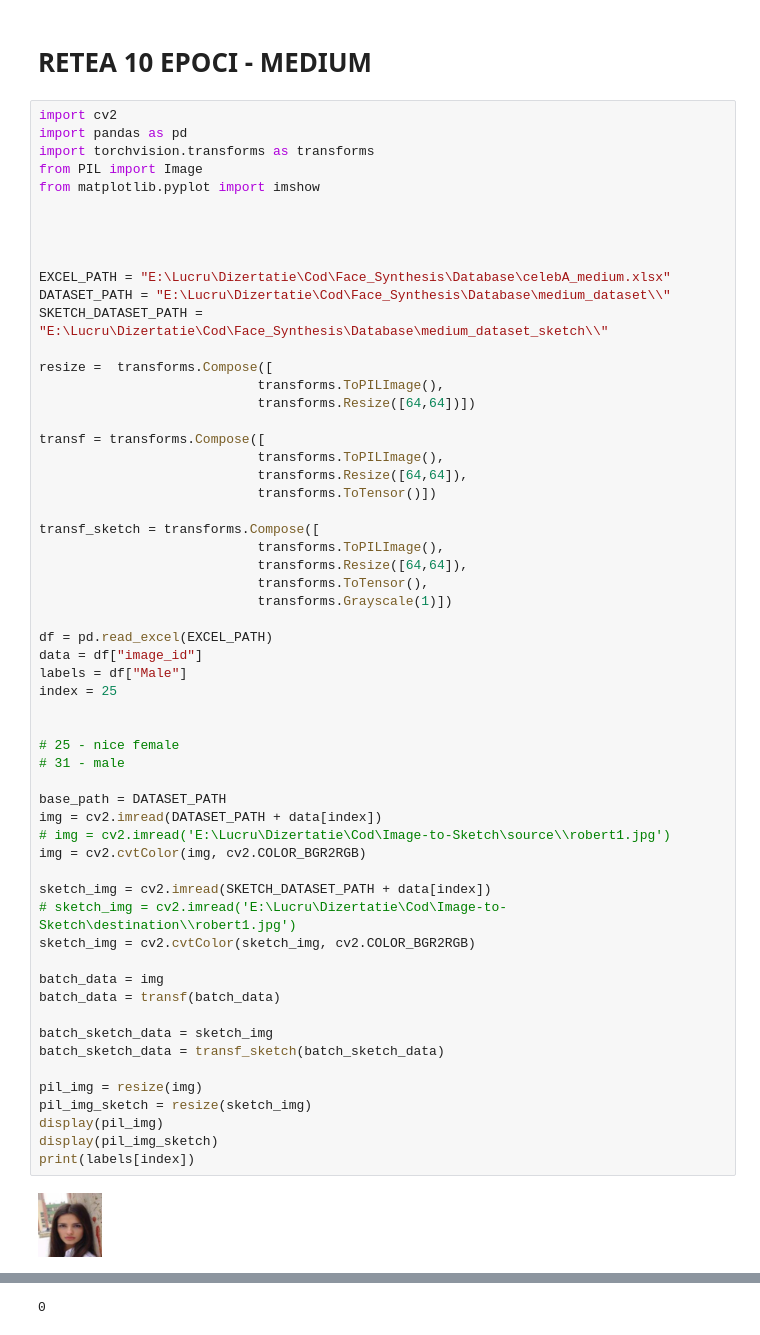
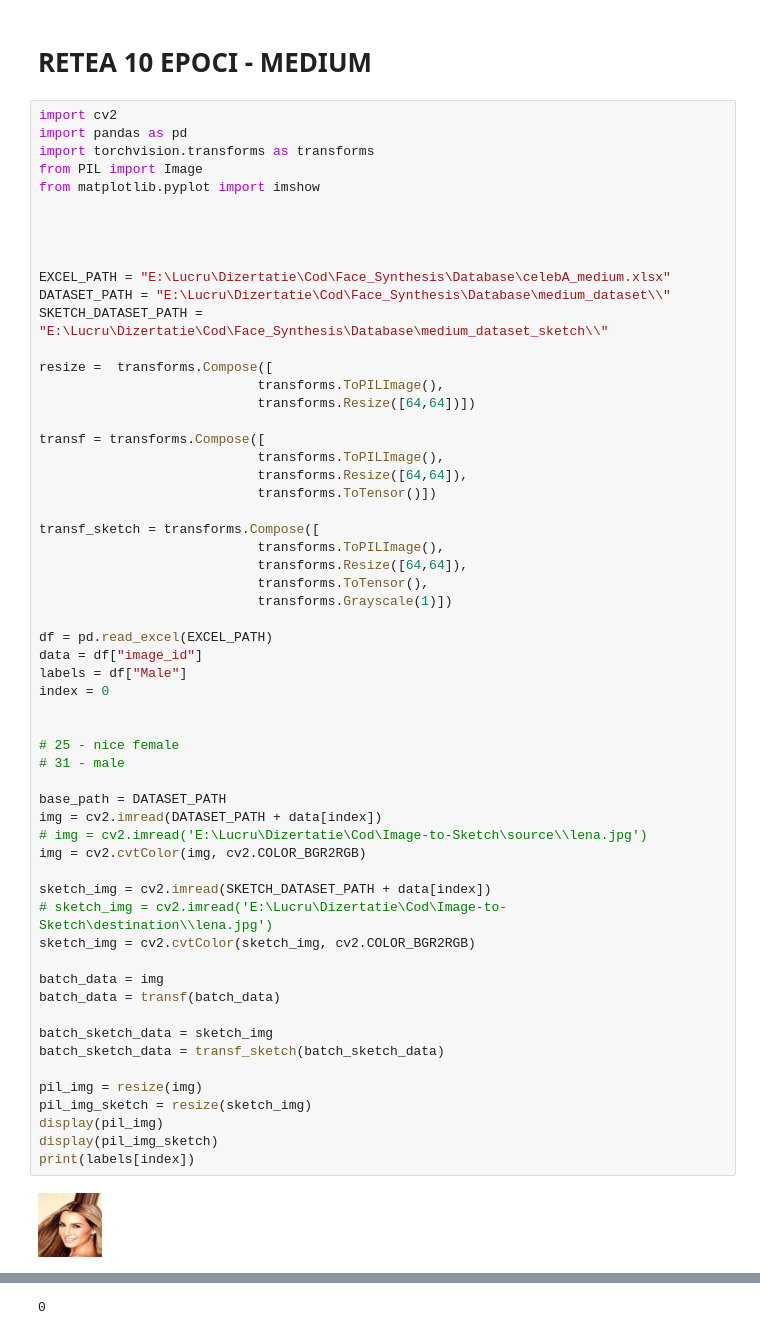
Before and after one commit to teodora-vaman/Face_Synthesis, a Jupyter notebook: Stage3_Sketch2Face/sandbox.ipynb, the cells around one changed output, grey strips where cells are left out. Cells and saved outputs as stored; diff of their text form.

```diff
--- a/Stage3_Sketch2Face/sandbox.ipynb
+++ b/Stage3_Sketch2Face/sandbox.ipynb
@@ -107,34 +107,34 @@ transf_sketch = transforms.Compose([
                             transforms.ToTensor(),
                             transforms.Grayscale(1)])
 
 df = pd.read_excel(EXCEL_PATH)
 data = df["image_id"]
 labels = df["Male"]
-index = 25
+index = 0
 
 
 # 25 - nice female
 # 31 - male
 
 base_path = DATASET_PATH
 img = cv2.imread(DATASET_PATH + data[index])
-# img = cv2.imread('E:\Lucru\Dizertatie\Cod\Image-to-Sketch\source\\robert1.jpg')
+# img = cv2.imread('E:\Lucru\Dizertatie\Cod\Image-to-Sketch\source\\lena.jpg')
 img = cv2.cvtColor(img, cv2.COLOR_BGR2RGB)
 
 sketch_img = cv2.imread(SKETCH_DATASET_PATH + data[index])
-# sketch_img = cv2.imread('E:\Lucru\Dizertatie\Cod\Image-to-Sketch\destination\\robert1.jpg')
+# sketch_img = cv2.imread('E:\Lucru\Dizertatie\Cod\Image-to-Sketch\destination\\lena.jpg')
 sketch_img = cv2.cvtColor(sketch_img, cv2.COLOR_BGR2RGB)
 
 batch_data = img
 batch_data = transf(batch_data)
 
 batch_sketch_data = sketch_img
 batch_sketch_data = transf_sketch(batch_sketch_data)
 
 pil_img = resize(img)
 pil_img_sketch = resize(sketch_img)
 display(pil_img)
 display(pil_img_sketch)
 print(labels[index])
 # %% [output]
-[figure, old version]
+[figure, new version]
```
Also changed, not shown: parts of 2 cells of this notebook, 6 other files.
